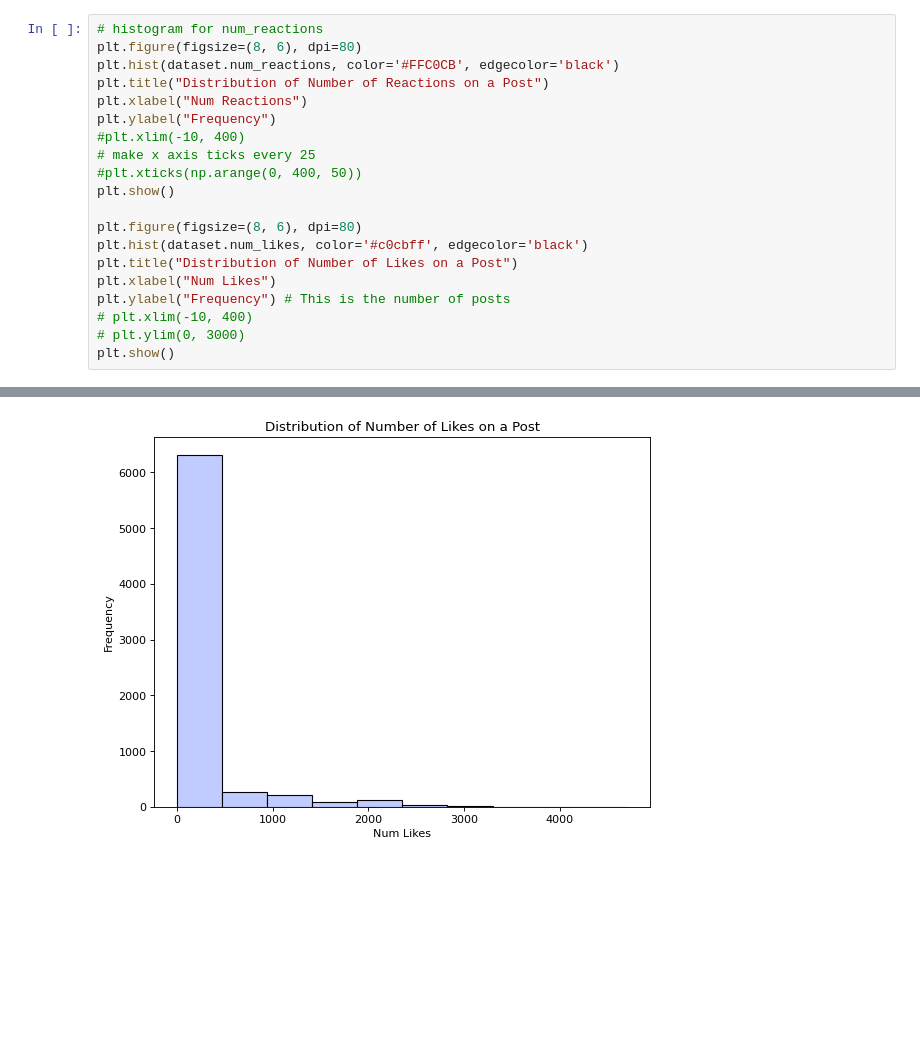
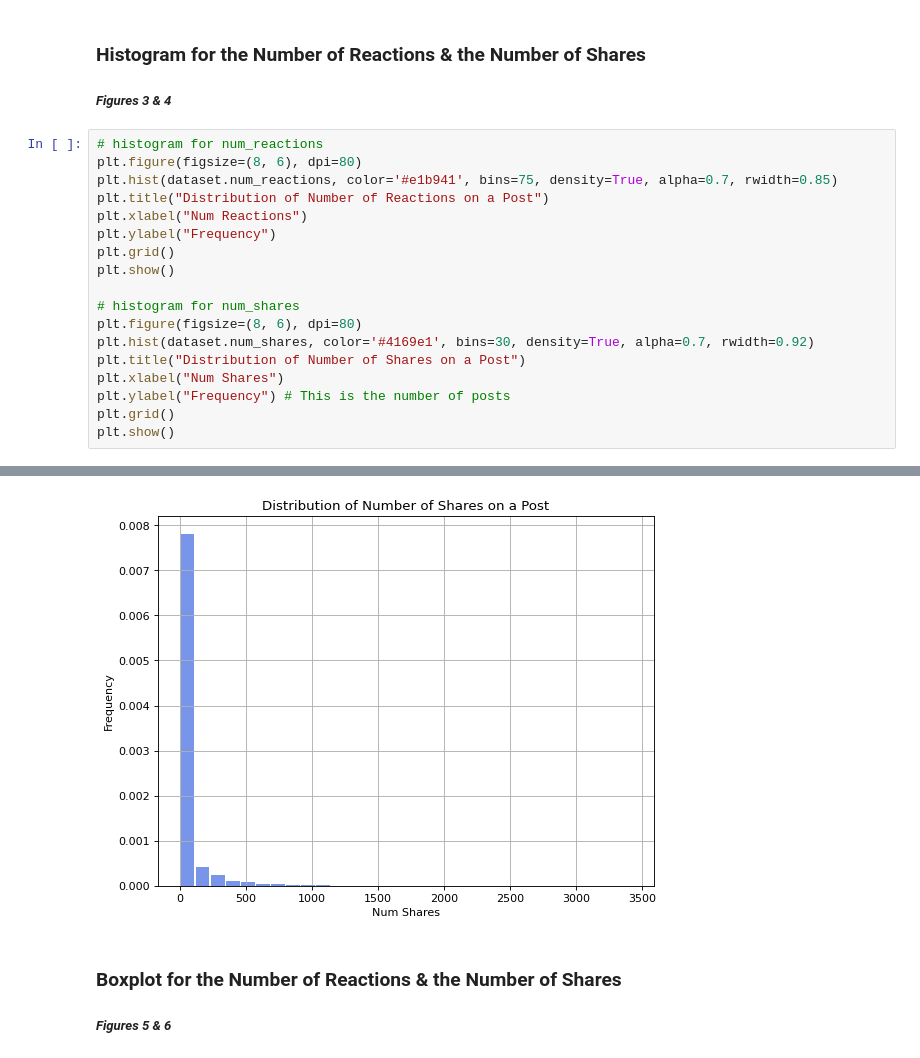
Before and after one commit to jmaitoza/CIS362_HW1, a Jupyter notebook: q1.ipynb, the cells around one changed output, grey strips where cells are left out. Drawn from its saved outputs; the diff is of its cells as text; blank space fills up the shorter version.

Commit message:
finished q1 and q2 and my graphs look decent enough i guess

```diff
--- a/q1.ipynb
+++ b/q1.ipynb
@@ -62,21 +52,22 @@ plt.show()
+# %% [markdown]
+### Histogram for the Number of Reactions & the Number of Shares
+##### *Figures 3 & 4*
 # %%
 # histogram for num_reactions
 plt.figure(figsize=(8, 6), dpi=80)
-plt.hist(dataset.num_reactions, color='#FFC0CB', edgecolor='black')
+plt.hist(dataset.num_reactions, color='#e1b941', bins=75, density=True, alpha=0.7, rwidth=0.85)
 plt.title("Distribution of Number of Reactions on a Post")
 plt.xlabel("Num Reactions")
 plt.ylabel("Frequency")
-#plt.xlim(-10, 400)
-# make x axis ticks every 25
-#plt.xticks(np.arange(0, 400, 50))
+plt.grid()
 plt.show()
 
+# histogram for num_shares
 plt.figure(figsize=(8, 6), dpi=80)
-plt.hist(dataset.num_likes, color='#c0cbff', edgecolor='black')
-plt.title("Distribution of Number of Likes on a Post")
-plt.xlabel("Num Likes")
+plt.hist(dataset.num_shares, color='#4169e1', bins=30, density=True, alpha=0.7, rwidth=0.92)
+plt.title("Distribution of Number of Shares on a Post")
+plt.xlabel("Num Shares")
 plt.ylabel("Frequency") # This is the number of posts
-# plt.xlim(-10, 400)
-# plt.ylim(0, 3000)
+plt.grid()
 plt.show()
 # %% [output]
@@ -84,3 +75,6 @@ plt.show()
-[figure, old version]
+[figure, new version]
+# %% [markdown]
+### Boxplot for the Number of Reactions & the Number of Shares
+##### *Figures 5 & 6*
 # %%
 # boxplot for num_reactions
```
Also changed, not shown: parts of 6 cells of this notebook, 9 other files.
